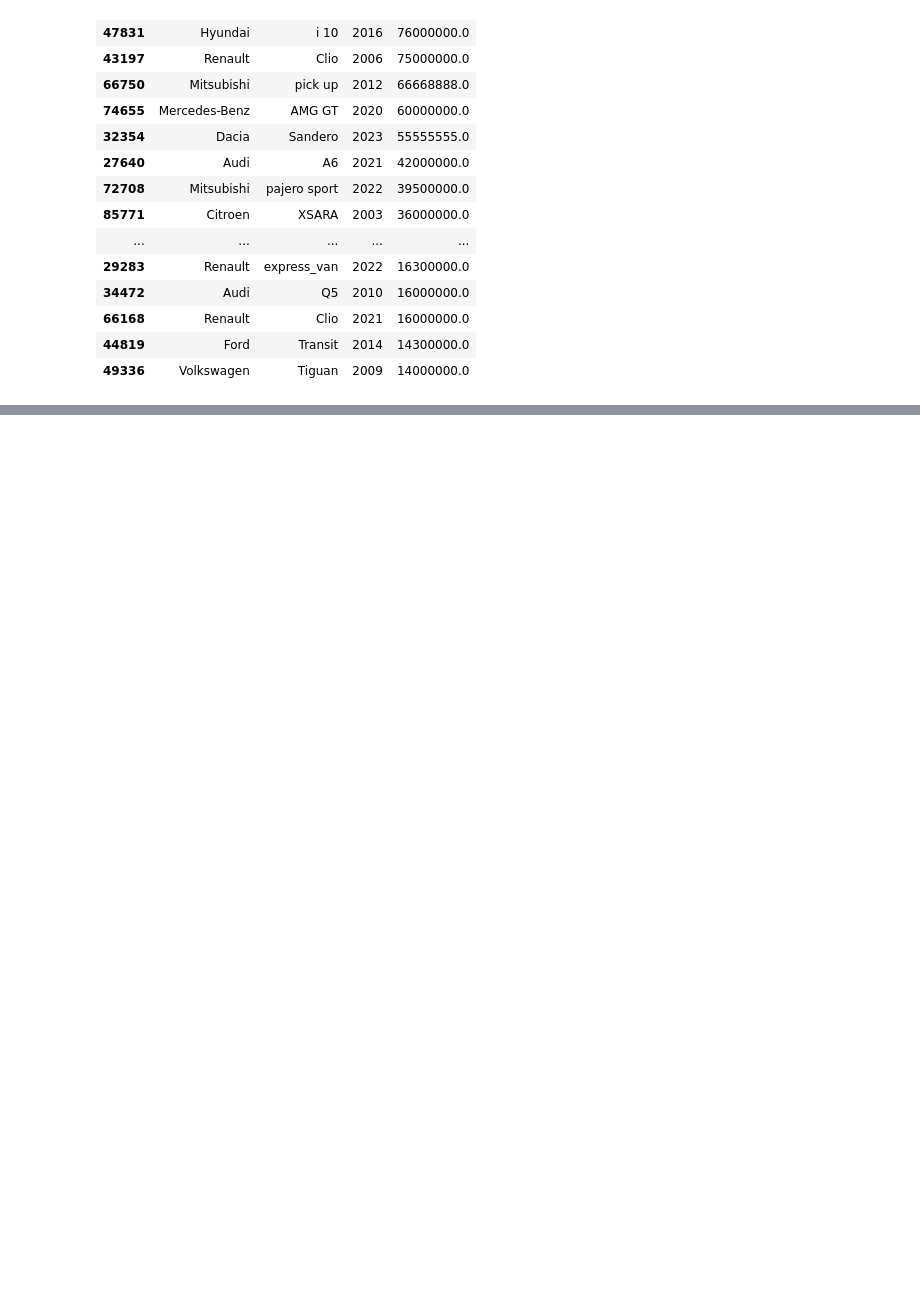
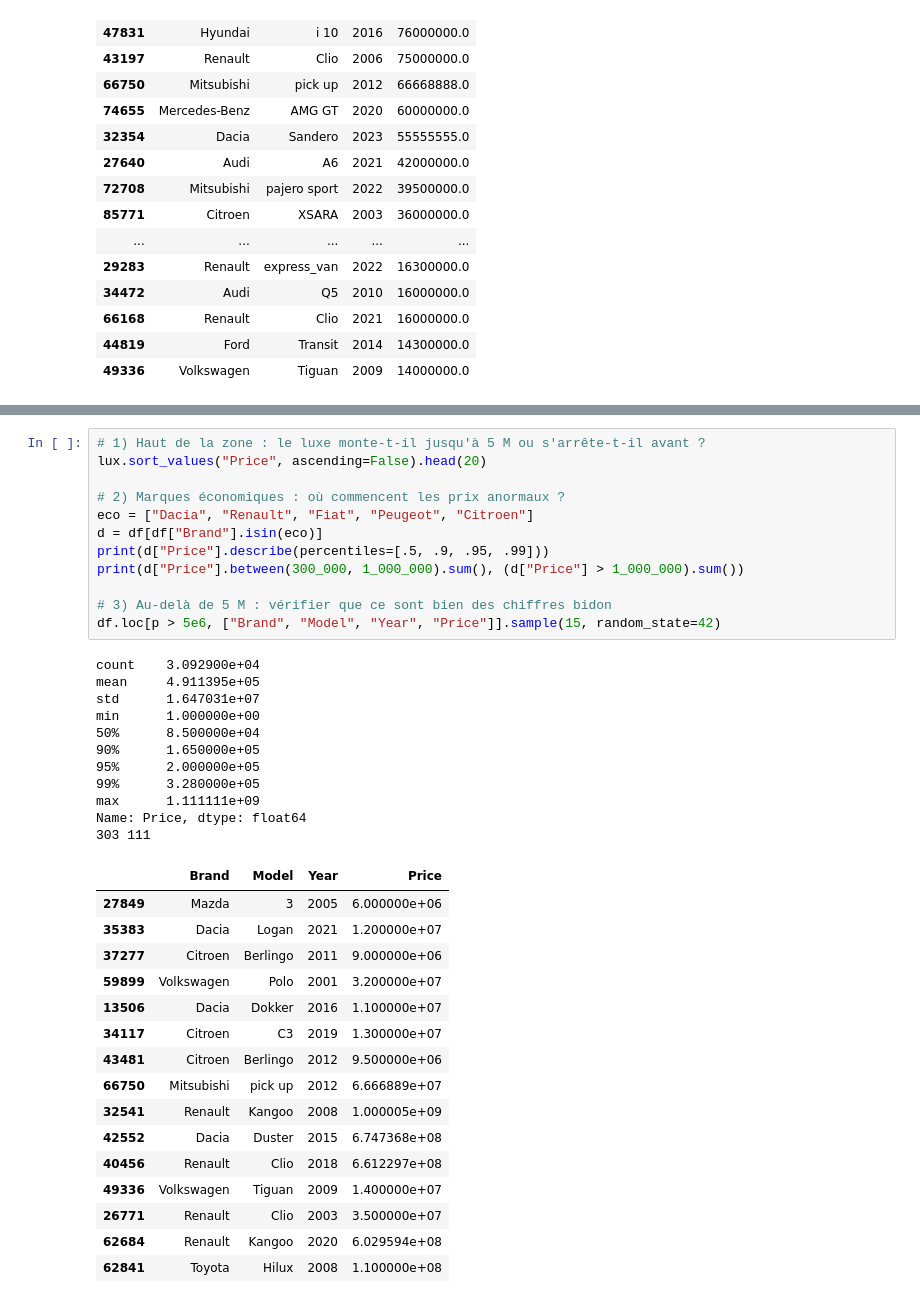
Before and after one commit to fatimazahrahaoua384-ctrl/moroccan-used-car-price-prediction, a Jupyter notebook: notebooks/01_first_look.ipynb, the cells around one changed output, grey strips where cells are left out. Saved outputs shown, nothing was run; the diff lists cells and outputs as text; blank space fills up the shorter version.

```diff
--- a/notebooks/01_first_look.ipynb
+++ b/notebooks/01_first_look.ipynb
@@ -251,0 +356,40 @@ df.loc[p.between(1e6, 1e8), ["Brand", "Model", "Year", "Price"]].sort_values("Pr
+# %%
+# 1) Haut de la zone : le luxe monte-t-il jusqu'à 5 M ou s'arrête-t-il avant ?
+lux.sort_values("Price", ascending=False).head(20)
+
+# 2) Marques économiques : où commencent les prix anormaux ?
+eco = ["Dacia", "Renault", "Fiat", "Peugeot", "Citroen"]
+d = df[df["Brand"].isin(eco)]
+print(d["Price"].describe(percentiles=[.5, .9, .95, .99]))
+print(d["Price"].between(300_000, 1_000_000).sum(), (d["Price"] > 1_000_000).sum())
+
+# 3) Au-delà de 5 M : vérifier que ce sont bien des chiffres bidon
+df.loc[p > 5e6, ["Brand", "Model", "Year", "Price"]].sample(15, random_state=42)
+# %% [output]
+count    3.092900e+04
+mean     4.911395e+05
+std      1.647031e+07
+min      1.000000e+00
+50%      8.500000e+04
+90%      1.650000e+05
+95%      2.000000e+05
+99%      3.280000e+05
+max      1.111111e+09
+Name: Price, dtype: float64
+303 111
+|  | Brand | Model | Year | Price |
+| 27849 | Mazda | 3 | 2005 | 6.000000e+06 |
+| 35383 | Dacia | Logan | 2021 | 1.200000e+07 |
+| 37277 | Citroen | Berlingo | 2011 | 9.000000e+06 |
+| 59899 | Volkswagen | Polo | 2001 | 3.200000e+07 |
+| 13506 | Dacia | Dokker | 2016 | 1.100000e+07 |
+| 34117 | Citroen | C3 | 2019 | 1.300000e+07 |
+| 43481 | Citroen | Berlingo | 2012 | 9.500000e+06 |
+| 66750 | Mitsubishi | pick up | 2012 | 6.666889e+07 |
+| 32541 | Renault | Kangoo | 2008 | 1.000005e+09 |
+| 42552 | Dacia | Duster | 2015 | 6.747368e+08 |
+| 40456 | Renault | Clio | 2018 | 6.612297e+08 |
+| 49336 | Volkswagen | Tiguan | 2009 | 1.400000e+07 |
+| 26771 | Renault | Clio | 2003 | 3.500000e+07 |
+| 62684 | Renault | Kangoo | 2020 | 6.029594e+08 |
+| 62841 | Toyota | Hilux | 2008 | 1.100000e+08 |
```
Also changed, not shown: parts of 9 cells of this notebook, 8 other files.
